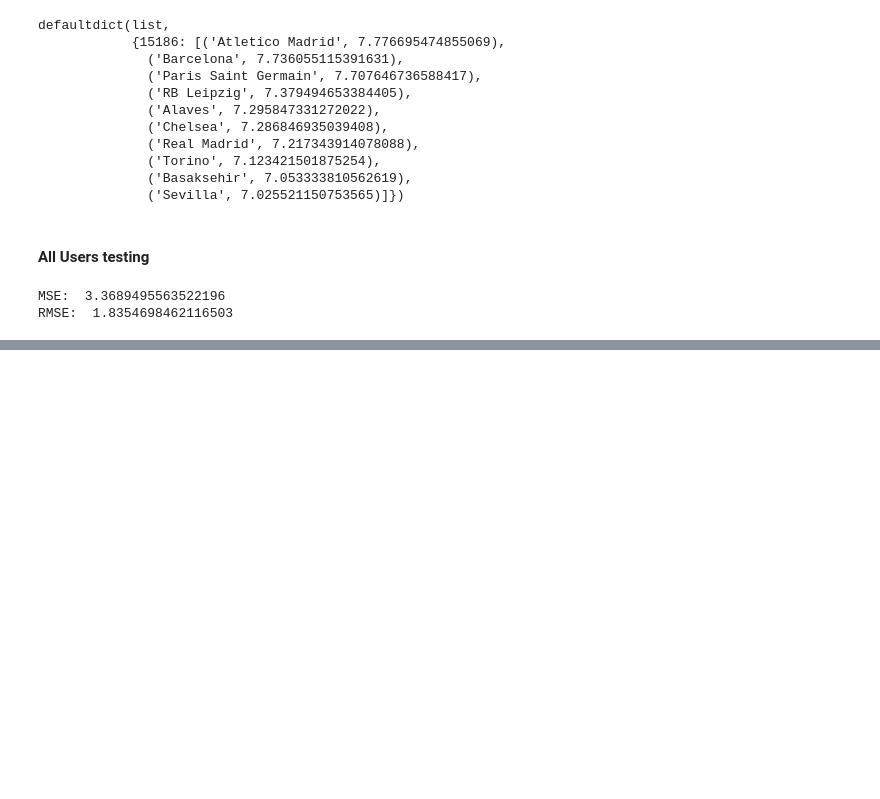
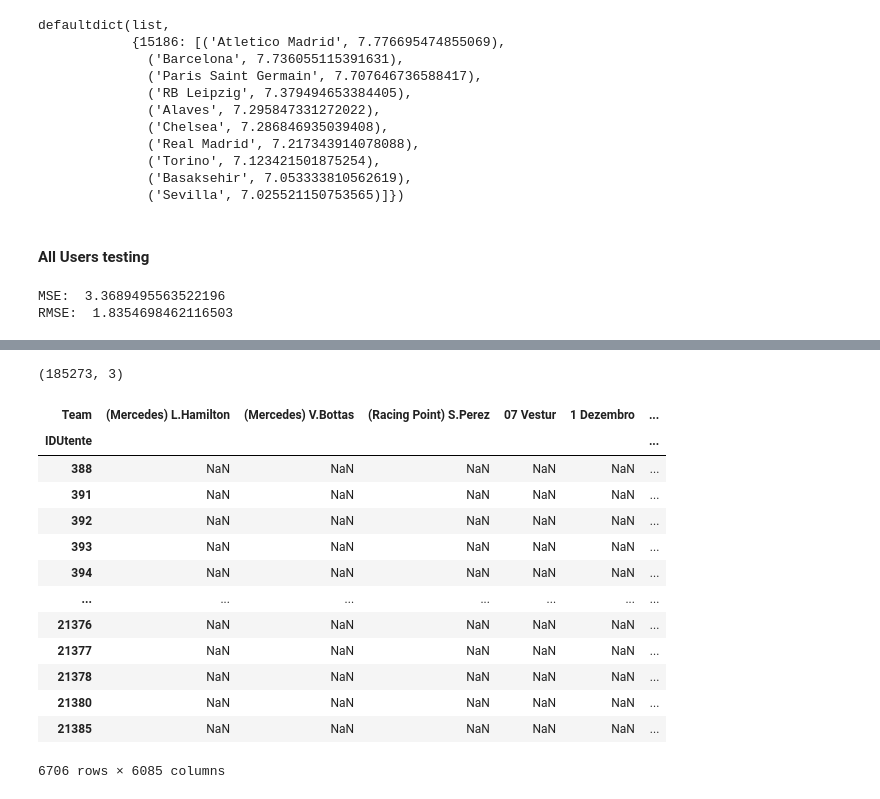
Before and after one commit to Alex-D15/ISAI, a Jupyter notebook: ISAdviser/Collaborative Filtering/TeamsCF_V2.ipynb, the cells around one changed output, grey strips where cells are left out. Cells and saved outputs as stored; diff of their text form; code cells hidden in the pictures; blank space fills up the shorter version.

```diff
--- a/ISAdviser/Collaborative Filtering/TeamsCF_V2.ipynb
+++ b/ISAdviser/Collaborative Filtering/TeamsCF_V2.ipynb
@@ -268,0 +305,22 @@ RMSE:  1.8354698462116503
+# %%
+df.shape
+# %% [output]
+(185273, 3)
+# %%
+matrix = df.pivot_table(index='IDUtente', columns='Team', values='NumeroGiocate')
+matrix
+# %% [output]
+| Team | (Mercedes) L.Hamilton | (Mercedes) V.Bottas | (Racing Point) S.Perez | 07 Vestur | 1 Dezembro | ... |
+| IDUtente |  |  |  |  |  | ... |
+| 388 | NaN | NaN | NaN | NaN | NaN | ... |
+| 391 | NaN | NaN | NaN | NaN | NaN | ... |
+| 392 | NaN | NaN | NaN | NaN | NaN | ... |
+| 393 | NaN | NaN | NaN | NaN | NaN | ... |
+| 394 | NaN | NaN | NaN | NaN | NaN | ... |
+| ... | ... | ... | ... | ... | ... | ... |
+| 21376 | NaN | NaN | NaN | NaN | NaN | ... |
+| 21377 | NaN | NaN | NaN | NaN | NaN | ... |
+| 21378 | NaN | NaN | NaN | NaN | NaN | ... |
+| 21380 | NaN | NaN | NaN | NaN | NaN | ... |
+| 21385 | NaN | NaN | NaN | NaN | NaN | ... |
+6706 rows × 6085 columns
```
Also changed, not shown: parts of 26 cells of this notebook, 1 other file.
